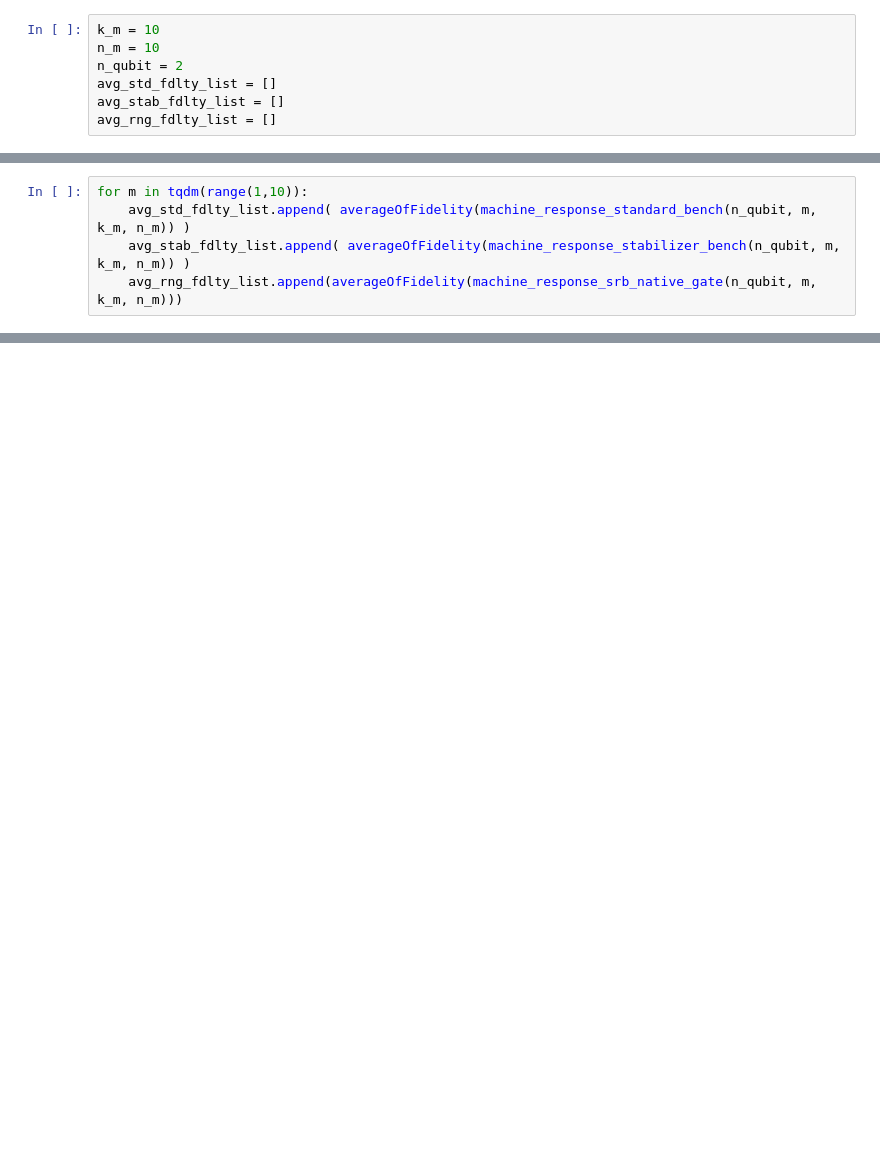
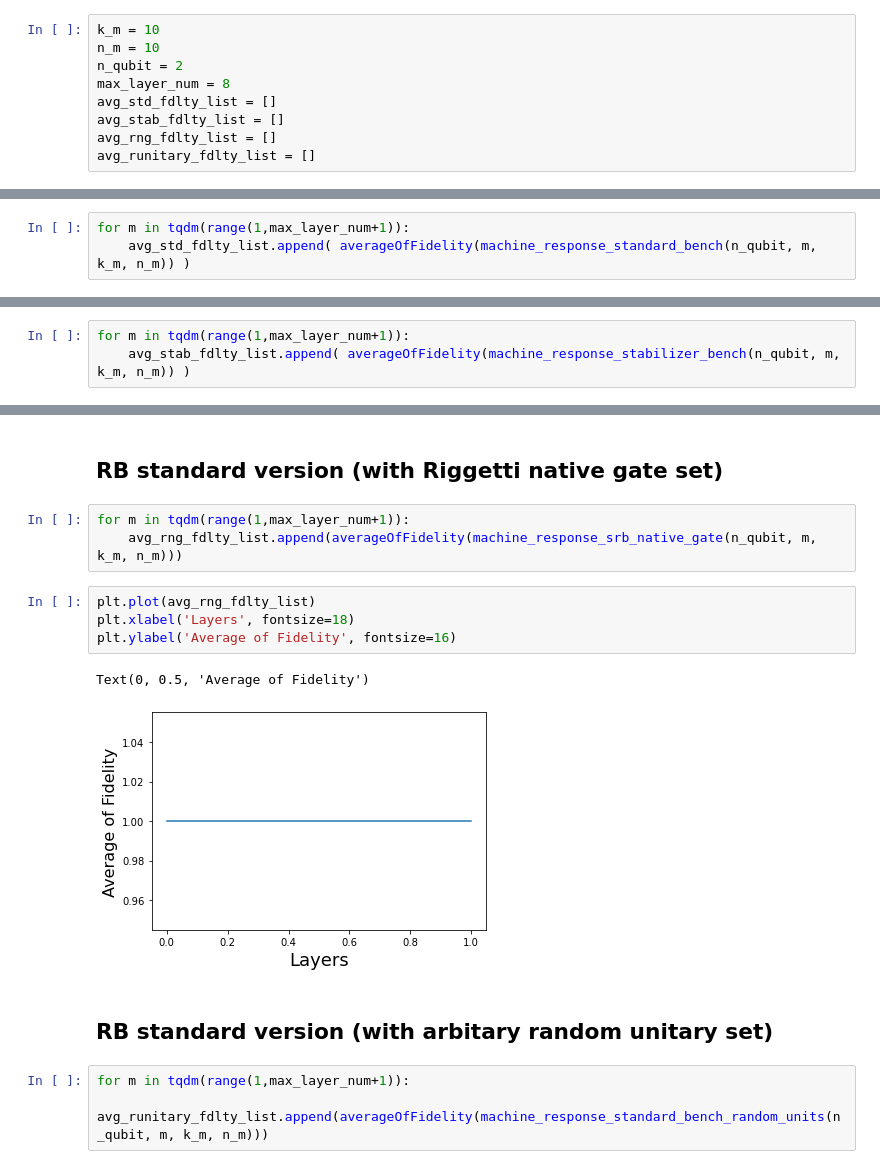
Before and after one commit to mmehrani/Randomized_Benchmarking_protocol, a Jupyter notebook: Bench_machine.ipynb, the cells around one changed output, grey strips where cells are left out. Drawn from its saved outputs; the diff is of its cells as text; blank space fills up the shorter version.

```diff
--- a/Bench_machine.ipynb
+++ b/Bench_machine.ipynb
@@ -19,6 +18,8 @@ ModuleNotFoundError: No module named 'tqdm'
 k_m = 10
 n_m = 10
 n_qubit = 2
+max_layer_num = 8
 avg_std_fdlty_list = []
 avg_stab_fdlty_list = []
 avg_rng_fdlty_list = []
+avg_runitary_fdlty_list = []
@@ -25,5 +28,3 @@ avg_rng_fdlty_list = []
 # %%
-for m in tqdm(range(1,10)):
+for m in tqdm(range(1,max_layer_num+1)):
     avg_std_fdlty_list.append( averageOfFidelity(machine_response_standard_bench(n_qubit, m, k_m, n_m)) )
-    avg_stab_fdlty_list.append( averageOfFidelity(machine_response_stabilizer_bench(n_qubit, m, k_m, n_m)) )
-    avg_rng_fdlty_list.append(averageOfFidelity(machine_response_srb_native_gate(n_qubit, m, k_m, n_m)))
@@ -41,3 +40,6 @@ NameError: name 'plt' is not defined
+# %%
+for m in tqdm(range(1,max_layer_num+1)):
+    avg_stab_fdlty_list.append( averageOfFidelity(machine_response_stabilizer_bench(n_qubit, m, k_m, n_m)) )
 # %%
 plt.plot(avg_stab_fdlty_list)
 plt.xlabel('Layers', fontsize=18)
@@ -46,0 +50,17 @@ NameError: name 'plt' is not defined
+# %% [markdown]
+## RB standard version (with Riggetti native gate set)
+# %%
+for m in tqdm(range(1,max_layer_num+1)):
+    avg_rng_fdlty_list.append(averageOfFidelity(machine_response_srb_native_gate(n_qubit, m, k_m, n_m)))
+# %%
+plt.plot(avg_rng_fdlty_list)
+plt.xlabel('Layers', fontsize=18)
+plt.ylabel('Average of Fidelity', fontsize=16)
+# %% [output]
+Text(0, 0.5, 'Average of Fidelity')
+[figure, added]
+# %% [markdown]
+## RB standard version (with arbitary random unitary set)
+# %%
+for m in tqdm(range(1,max_layer_num+1)):
+    avg_runitary_fdlty_list.append(averageOfFidelity(machine_response_standard_bench_random_units(n_qubit, m, k_m, n_m)))
```
Also changed, not shown: parts of 11 cells of this notebook, 5 other files.
